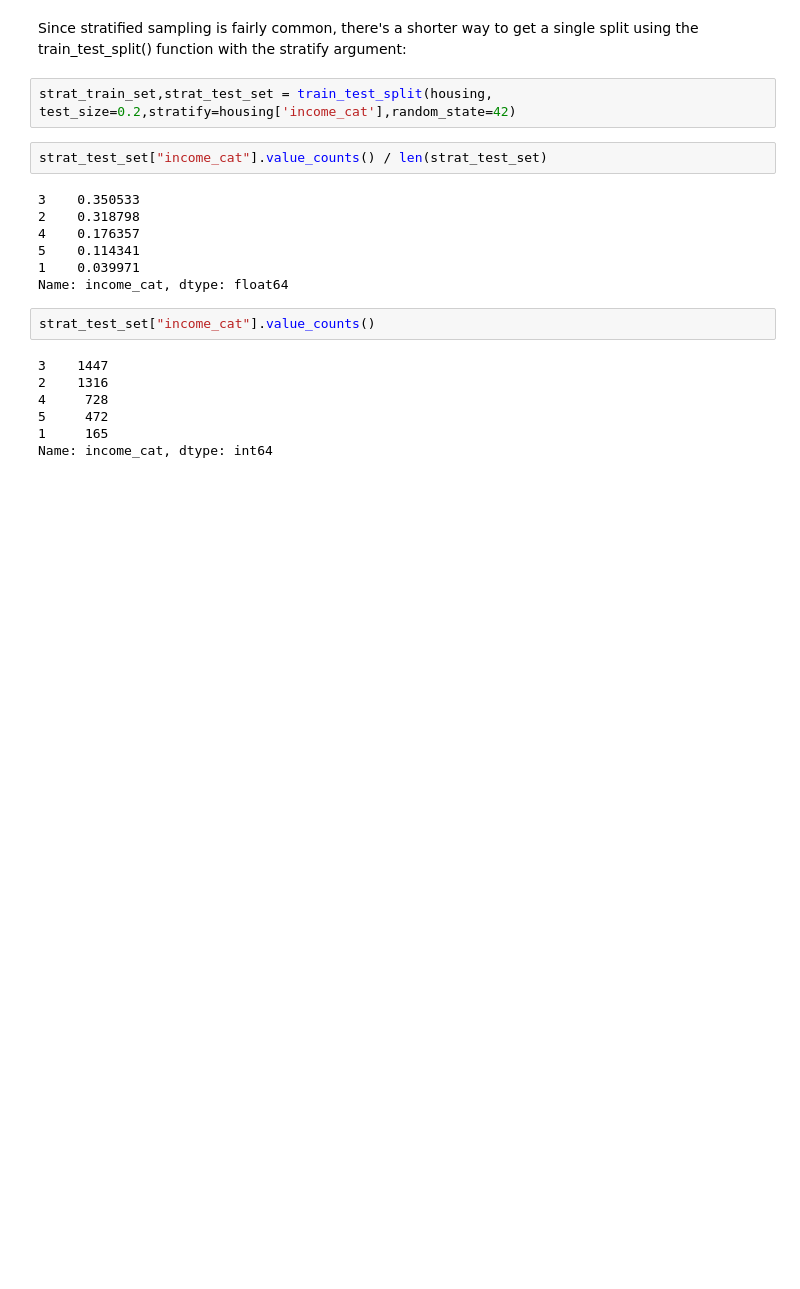
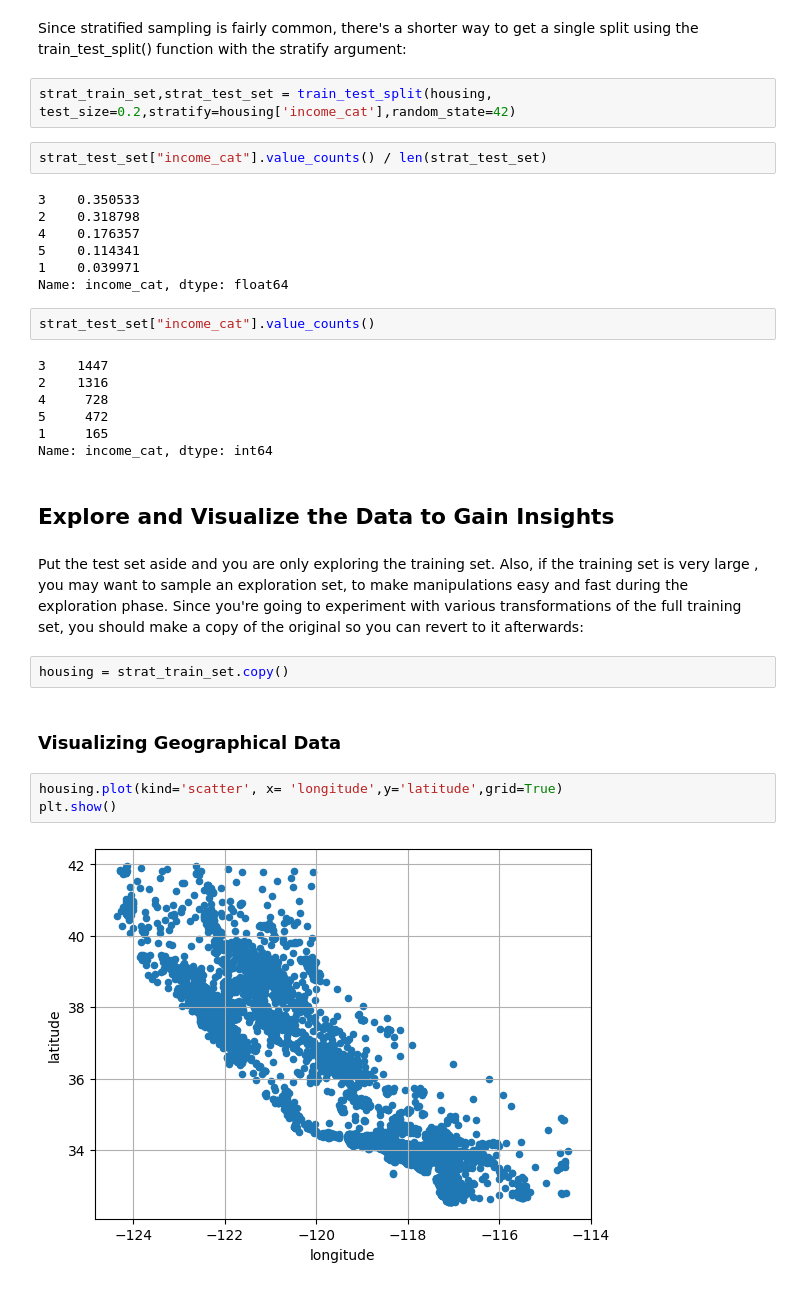
Before and after one commit to SocioPJ/HandsOn-ML, a Jupyter notebook: Chapter2_End-to-End_Machine_Learning_Project/California_House_Prices_Prediction/main.ipynb, the cells around one changed output. Cells and saved outputs as stored; diff of their text form; blank space fills up the shorter version.

Commit message:
Analizing data

```diff
--- a/Chapter2_End-to-End_Machine_Learning_Project/California_House_Prices_Prediction/main.ipynb
+++ b/Chapter2_End-to-End_Machine_Learning_Project/California_House_Prices_Prediction/main.ipynb
@@ -200,3 +200,16 @@ strat_test_set["income_cat"].value_counts()
 5     472
 1     165
 Name: income_cat, dtype: int64
+# %% [markdown]
+## Explore and Visualize the Data to Gain Insights
+# %% [markdown]
+Put the test set aside and you are only exploring the training set. Also, if the training set is very large , you may want to sample an exploration set, to make manipulations easy and fast during the exploration phase. Since you're going to experiment with various transformations of the full training set, you should make a copy of the original so you can revert to it afterwards:
+# %%
+housing = strat_train_set.copy()
+# %% [markdown]
+### Visualizing Geographical Data
+# %%
+housing.plot(kind='scatter', x= 'longitude',y='latitude',grid=True)
+plt.show()
+# %% [output]
+[figure, added]
```
Also changed, not shown: parts of 6 cells of this notebook.
